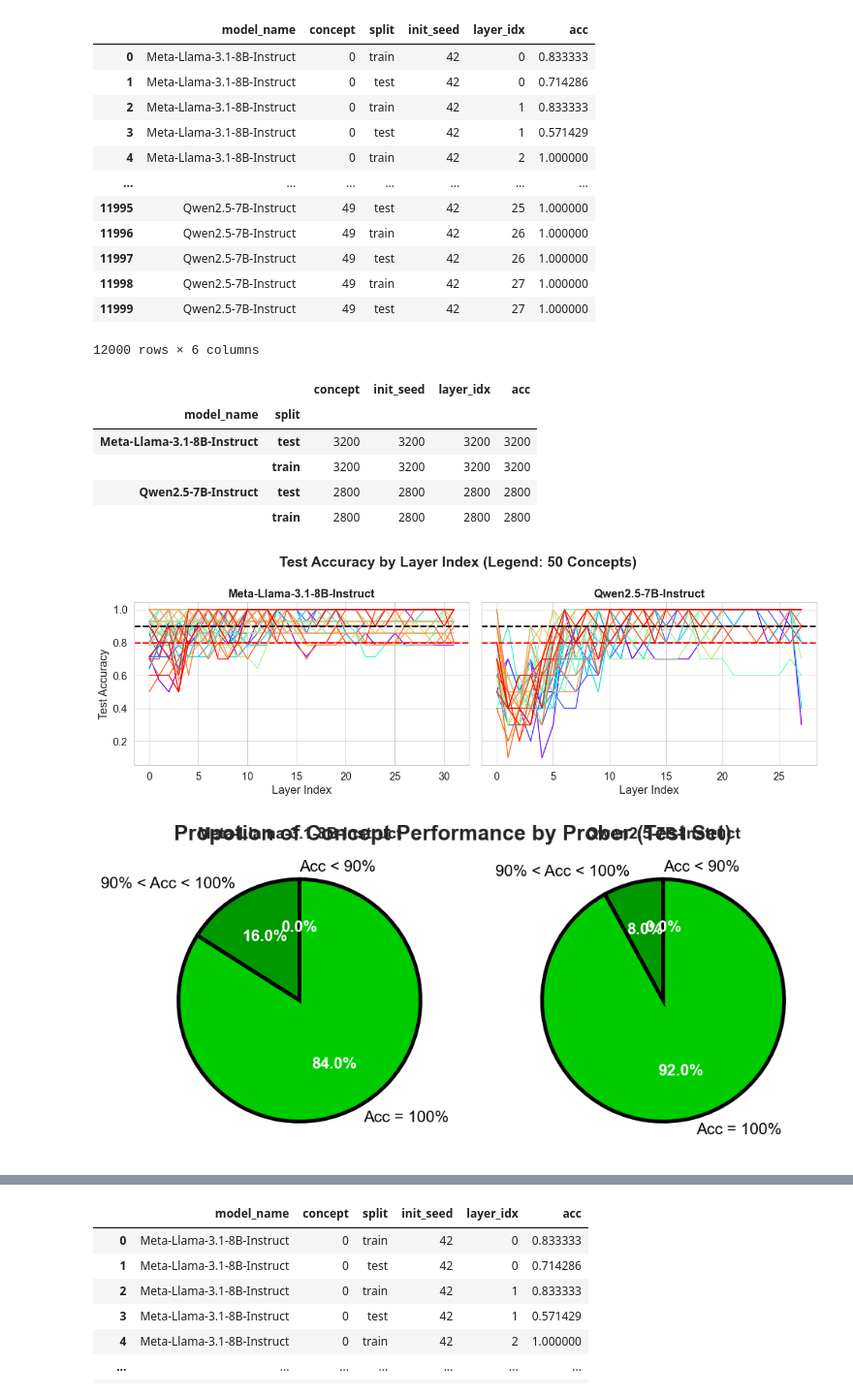
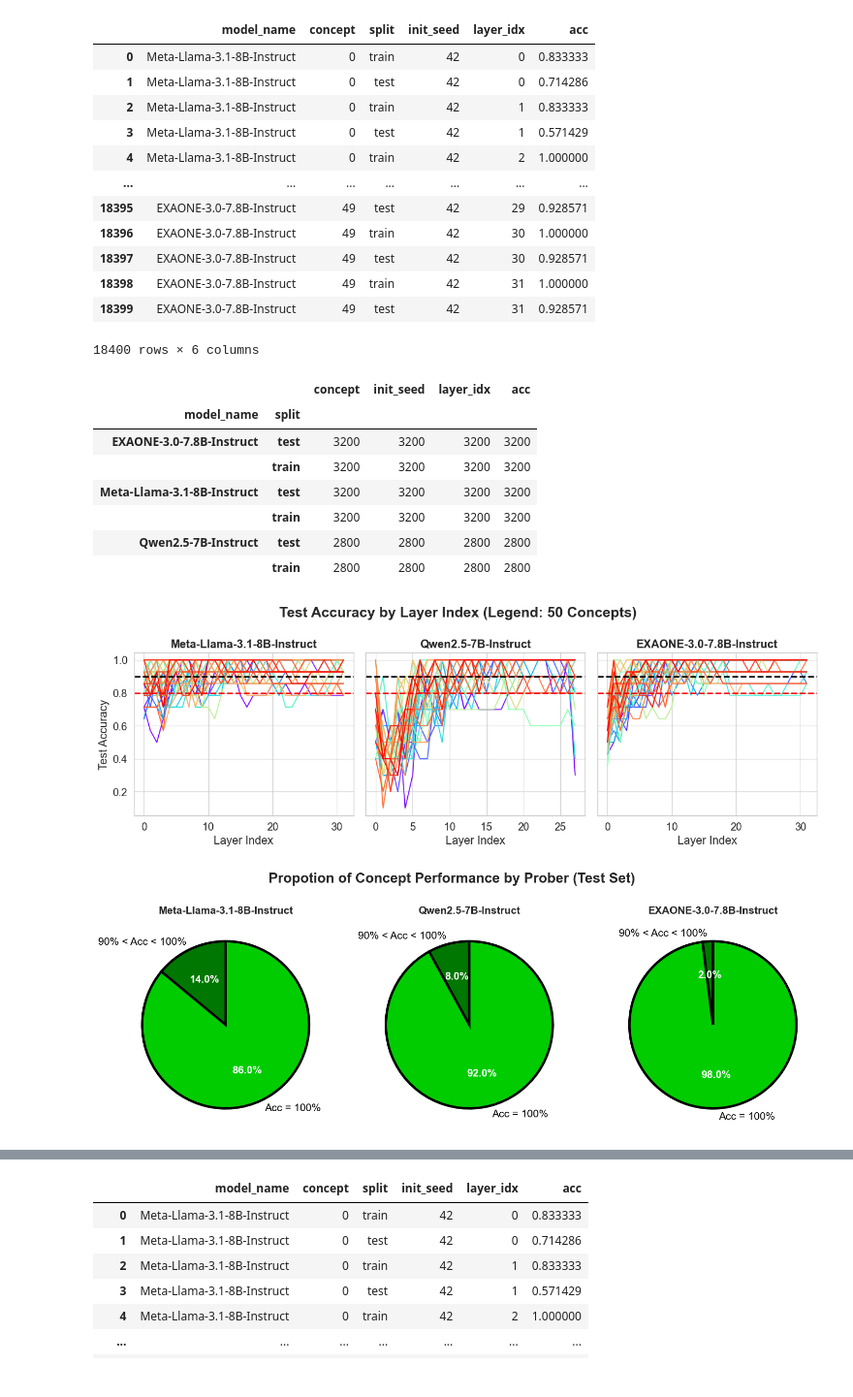
Before and after one commit to leo-bpark/llm-korean-neuron-attribution, a Jupyter notebook: prober_analysis.ipynb, the cells around one changed output, grey strips where cells are left out. Shown: that part at 97% size. Saved outputs shown, nothing was run; the diff lists cells and outputs as text; code cells hidden in the pictures.

```diff
--- a/prober_analysis.ipynb
+++ b/prober_analysis.ipynb
@@ -12,11 +12,13 @@ concepts= list(data.keys())
 model_names = [
     'meta-llama/Meta-Llama-3.1-8B-Instruct',
     'Qwen/Qwen2.5-7B-Instruct',
+    'LGAI-EXAONE/EXAONE-3.0-7.8B-Instruct'
 ]
 
 model_rename = {
     'meta-llama/Meta-Llama-3.1-8B-Instruct': 'Meta-Llama-3.1-8B-Instruct',
     'Qwen/Qwen2.5-7B-Instruct': 'Qwen2.5-7B-Instruct',
+    'LGAI-EXAONE/EXAONE-3.0-7.8B-Instruct': 'EXAONE-3.0-7.8B-Instruct'
 }
 
 def get_num_layers(llm_name):
@@ -24,6 +26,8 @@ def get_num_layers(llm_name):
         return 32
     elif llm_name == "Qwen/Qwen2.5-7B-Instruct":
         return 28
+    elif llm_name == "LGAI-EXAONE/EXAONE-3.0-7.8B-Instruct":
+        return 32
     else:
         raise ValueError(f"Unsupported model: {llm_name}")
 
@@ -71,18 +75,20 @@ dfs
 | 3 | Meta-Llama-3.1-8B-Instruct | 0 | test | 42 | 1 | 0.571429 |
 | 4 | Meta-Llama-3.1-8B-Instruct | 0 | train | 42 | 2 | 1.000000 |
 | ... | ... | ... | ... | ... | ... | ... |
-| 11995 | Qwen2.5-7B-Instruct | 49 | test | 42 | 25 | 1.000000 |
-| 11996 | Qwen2.5-7B-Instruct | 49 | train | 42 | 26 | 1.000000 |
-| 11997 | Qwen2.5-7B-Instruct | 49 | test | 42 | 26 | 1.000000 |
-| 11998 | Qwen2.5-7B-Instruct | 49 | train | 42 | 27 | 1.000000 |
-| 11999 | Qwen2.5-7B-Instruct | 49 | test | 42 | 27 | 1.000000 |
+| 18395 | EXAONE-3.0-7.8B-Instruct | 49 | test | 42 | 29 | 0.928571 |
+| 18396 | EXAONE-3.0-7.8B-Instruct | 49 | train | 42 | 30 | 1.000000 |
+| 18397 | EXAONE-3.0-7.8B-Instruct | 49 | test | 42 | 30 | 0.928571 |
+| 18398 | EXAONE-3.0-7.8B-Instruct | 49 | train | 42 | 31 | 1.000000 |
+| 18399 | EXAONE-3.0-7.8B-Instruct | 49 | test | 42 | 31 | 0.928571 |
-12000 rows × 6 columns
+18400 rows × 6 columns
 # %%
 dfs.groupby(['model_name', 'split',]).count()
 # print(dfs['concept'].unique())
 # %% [output]
 |  |  | concept | init_seed | layer_idx | acc |
 | model_name | split |  |  |  |  |
+| EXAONE-3.0-7.8B-Instruct | test | 3200 | 3200 | 3200 | 3200 |
+|  | train | 3200 | 3200 | 3200 | 3200 |
 | Meta-Llama-3.1-8B-Instruct | test | 3200 | 3200 | 3200 | 3200 |
 |  | train | 3200 | 3200 | 3200 | 3200 |
 | Qwen2.5-7B-Instruct | test | 2800 | 2800 | 2800 | 2800 |
@@ -112,7 +118,7 @@ plt.tight_layout()
 plt.savefig(f'test_accuracy_by_layer_index_{only_last_token}.png', bbox_inches='tight')
 plt.show()
 # %% [output]
-[figure, old version]
+[figure, new version]
 # %%
 # chart 로 60% 70% 80% 90% 성능의 concept의 비율 (Pie Chart)
 sns.set_theme(style="whitegrid")
@@ -130,21 +136,22 @@ def categorize_acc(acc):
         return 'Acc = 100%'
     elif acc >= 0.9:
         return '90% < Acc < 100%'
-    else:
-        return 'Acc < 90%'
+    # else:
+    #     return 'Acc < 90%'
 
-colors = ['#000000',
-          '#009900',
+colors = [
+    # '#000000',
+          '#007700',
           '#00cc00']
 categories_order = [
-                    'Acc < 90%',
+                    # 'Acc < 90%',
                     '90% < Acc < 100%',
                     'Acc = 100%',
                     ]
 concept_max_acc['category'] = concept_max_acc['acc'].apply(categorize_acc)
 
 # 각 모델별로 Pie Chart 생성
-fig, axes = plt.subplots(1, len(model_names), figsize=(10, 5))
+fig, axes = plt.subplots(1, len(model_names), figsize=(15, 7))
 if len(model_names) == 1:
     axes = [axes]
 else:
@@ -155,33 +162,33 @@ for idx, model_name in enumerate(model_names):
     ax = axes[idx]
     model_data = concept_max_acc[concept_max_acc['model_name'] == model_rename[model_name]]
 
     # 각 카테고리별 비율 계산
     category_counts = model_data['category'].value_counts()
     category_counts = category_counts.reindex(categories_order, fill_value=0)
 
     # Pie Chart 생성
     wedges, texts, autotexts = ax.pie(
         category_counts.values,
         labels=category_counts.index,
         autopct='%1.1f%%',
         colors=colors,
         startangle=90,
         textprops=dict(color='black', fontsize=15),
         wedgeprops=dict(edgecolor='black', linewidth=3.5)
     )
 
     ax.set_title(f'{model_name.split("/")[-1]}', fontsize=15, pad=10, fontweight='bold')
 
     # 퍼센트 텍스트 스타일 조정
     for autotext in autotexts:
         autotext.set_color('white')
         autotext.set_fontweight('bold')
 
 fig.suptitle('Propotion of Concept Performance by Prober (Test Set)', fontsize=20, fontweight='bold', y=0.9)
 plt.tight_layout()
 plt.savefig(f'pie_chart_{only_last_token}.png', bbox_inches='tight')
 plt.show()
 # %% [output]
-[figure, old version]
+[figure, new version]
 # %%
 split = 'test'
```
Also changed, not shown: parts of 2 cells of this notebook, 11 other files.
